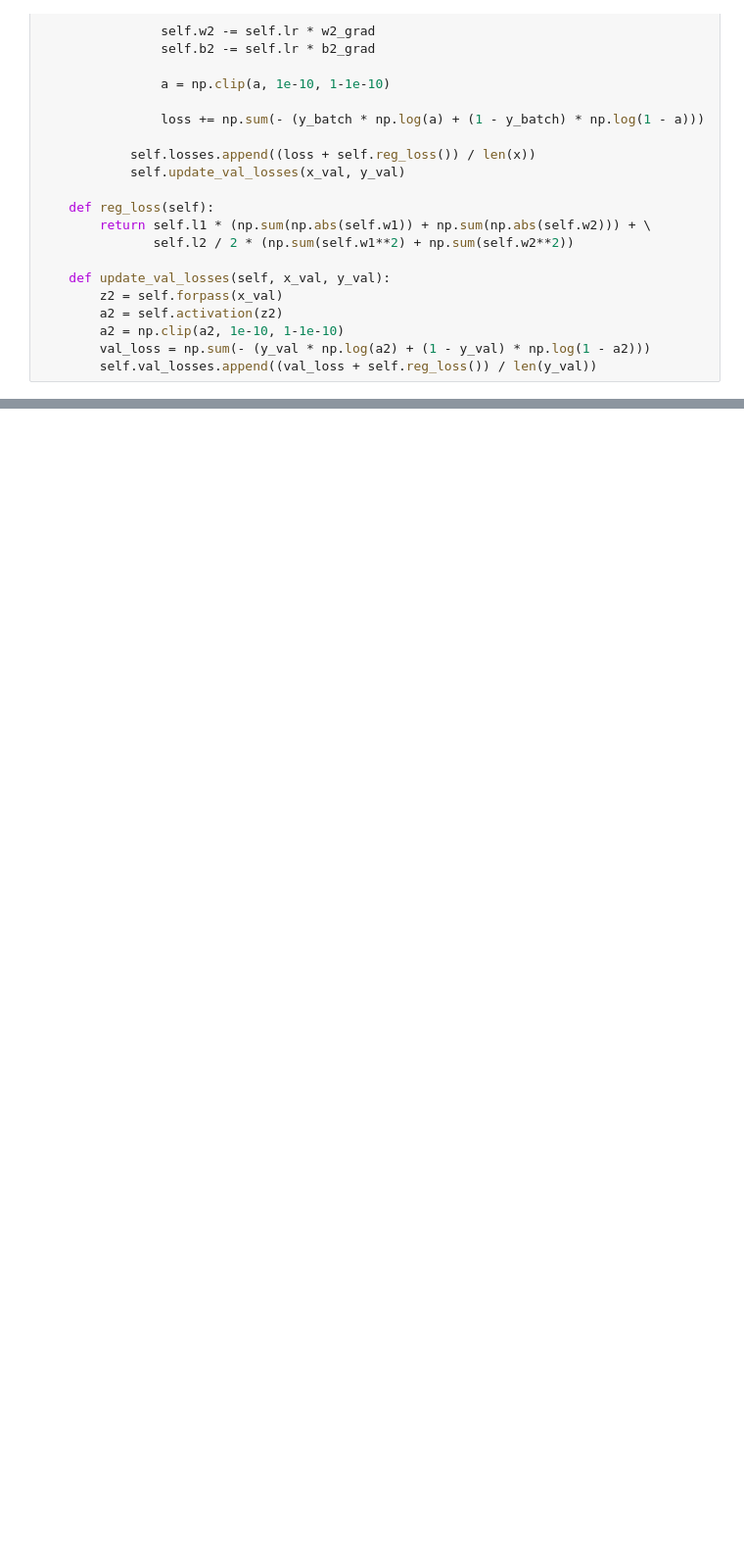
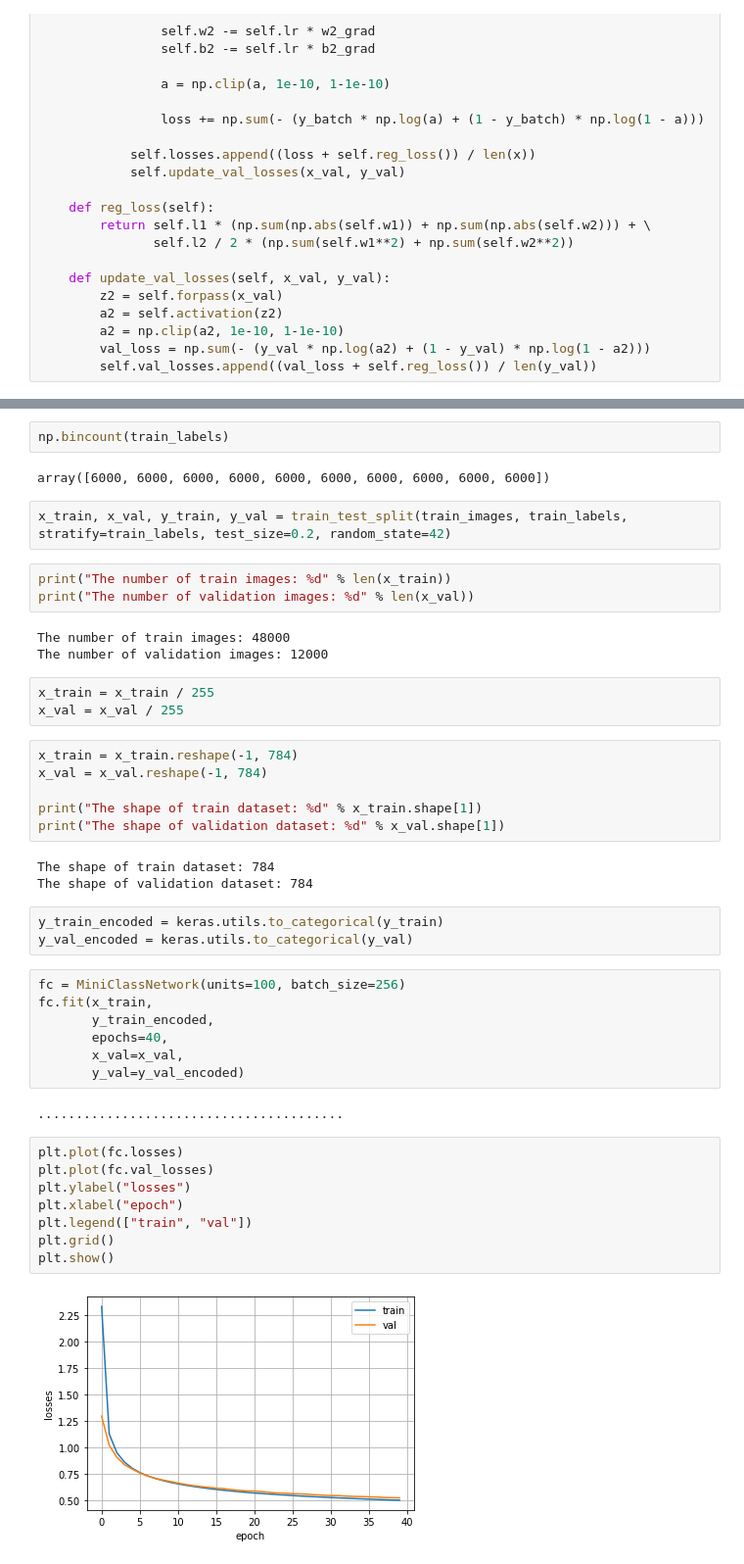
Before and after one commit to llewyn-jh/basic-deep-learning, a Jupyter notebook: MiniClasslNetwork.ipynb, the cells around one changed output, grey strips where cells are left out. Shown: that part at 98% size. Cells and saved outputs as stored; diff of their text form; blank space fills up the shorter version.

```diff
--- a/MiniClasslNetwork.ipynb
+++ b/MiniClasslNetwork.ipynb
@@ -291,0 +326,46 @@ class MiniClassNetwork():
+# %%
+np.bincount(train_labels)
+# %% [output]
+array([6000, 6000, 6000, 6000, 6000, 6000, 6000, 6000, 6000, 6000])
+# %%
+x_train, x_val, y_train, y_val = train_test_split(train_images, train_labels, stratify=train_labels, test_size=0.2, random_state=42)
+# %%
+print("The number of train images: %d" % len(x_train))
+print("The number of validation images: %d" % len(x_val))
+# %% [output]
+The number of train images: 48000
+The number of validation images: 12000
+# %%
+x_train = x_train / 255
+x_val = x_val / 255
+# %%
+x_train = x_train.reshape(-1, 784)
+x_val = x_val.reshape(-1, 784)
+
+print("The shape of train dataset: %d" % x_train.shape[1])
+print("The shape of validation dataset: %d" % x_val.shape[1])
+# %% [output]
+The shape of train dataset: 784
+The shape of validation dataset: 784
+# %%
+y_train_encoded = keras.utils.to_categorical(y_train)
+y_val_encoded = keras.utils.to_categorical(y_val)
+# %%
+fc = MiniClassNetwork(units=100, batch_size=256)
+fc.fit(x_train,
+       y_train_encoded,
+       epochs=40,
+       x_val=x_val,
+       y_val=y_val_encoded)
+# %% [output]
+........................................
+# %%
+plt.plot(fc.losses)
+plt.plot(fc.val_losses)
+plt.ylabel("losses")
+plt.xlabel("epoch")
+plt.legend(["train", "val"])
+plt.grid()
+plt.show()
+# %% [output]
+[figure, added]
```
Also changed, not shown: parts of 9 cells of this notebook.
